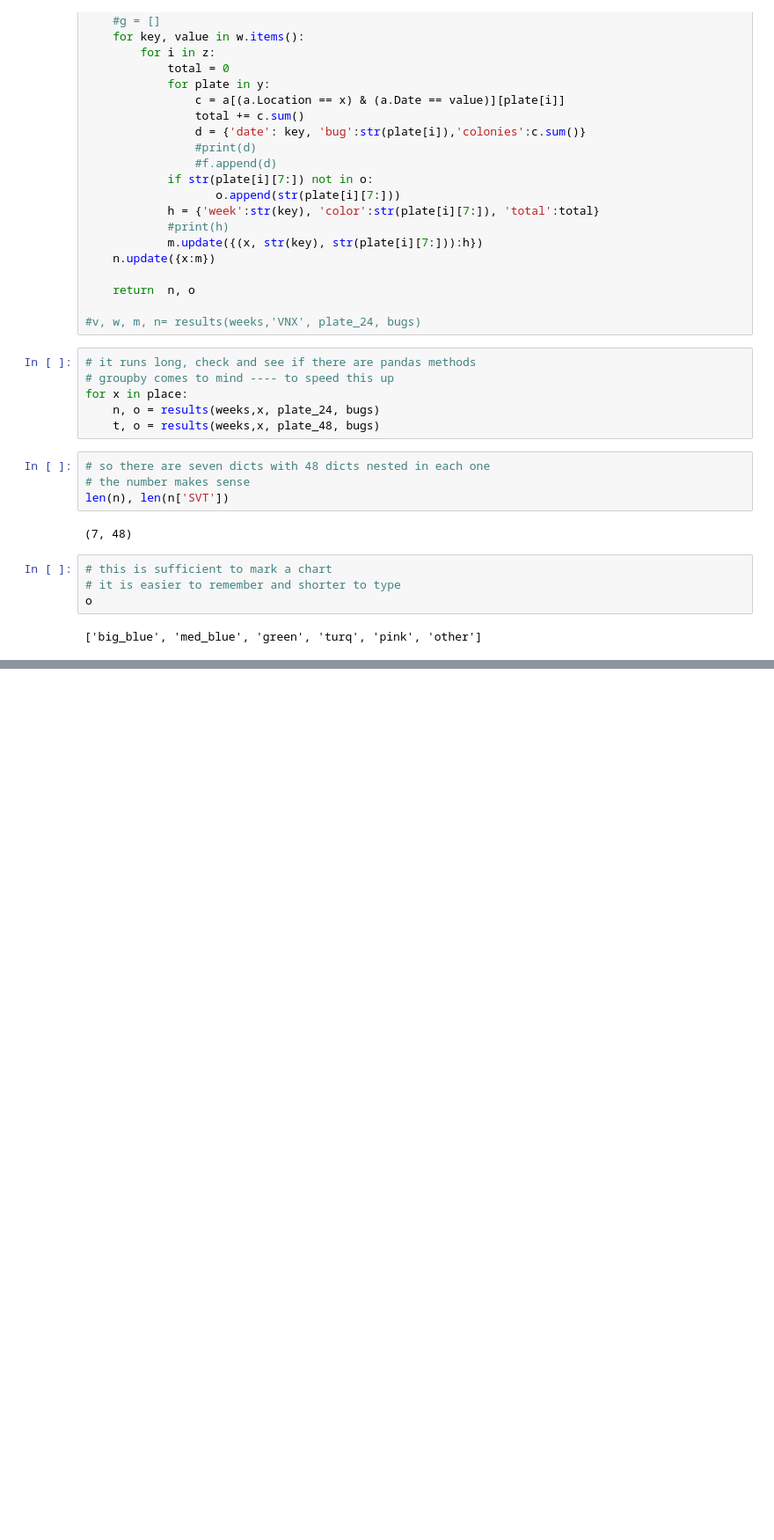
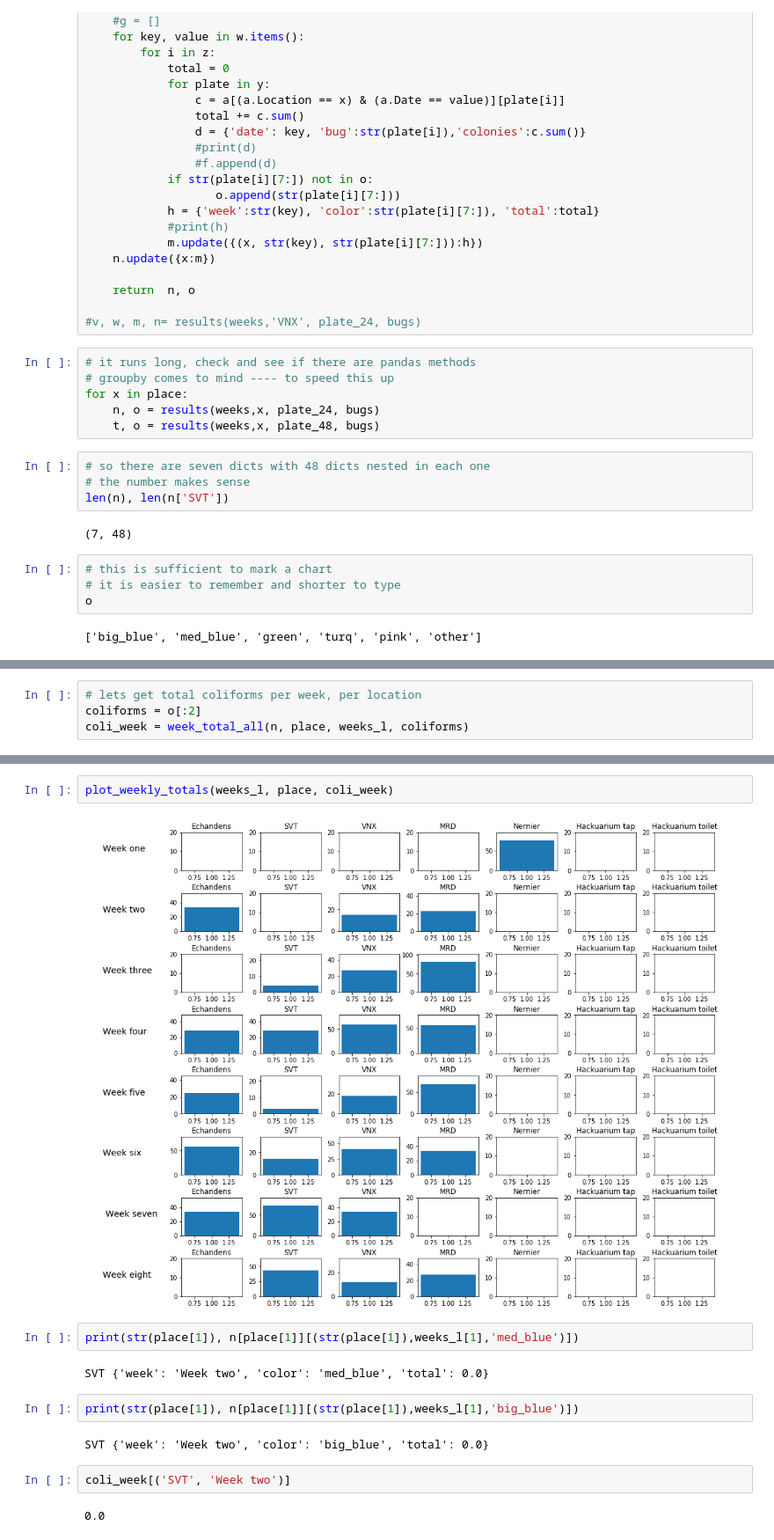
Before and after one commit to GaryHDA/module_one, a Jupyter notebook: micro/data_vis.ipynb, the cells around one changed output, grey strips where cells are left out. Shown at 88% size. Drawn from its saved outputs; the diff is of its cells as text; blank space fills up the shorter version.

```diff
--- a/micro/data_vis.ipynb
+++ b/micro/data_vis.ipynb
@@ -460,0 +471,4 @@ too_many
+# %%
+# lets get total coliforms per week, per location
+coliforms = o[:2]
+coli_week = week_total_all(n, place, weeks_l, coliforms)
@@ -460,0 +478,16 @@ too_many
+# %%
+plot_weekly_totals(weeks_l, place, coli_week)
+# %% [output]
+[figure, added]
+# %%
+print(str(place[1]), n[place[1]][(str(place[1]),weeks_l[1],'med_blue')])
+# %% [output]
+SVT {'week': 'Week two', 'color': 'med_blue', 'total': 0.0}
+# %%
+print(str(place[1]), n[place[1]][(str(place[1]),weeks_l[1],'big_blue')])
+# %% [output]
+SVT {'week': 'Week two', 'color': 'big_blue', 'total': 0.0}
+# %%
+coli_week[('SVT', 'Week two')]
+# %% [output]
+0.0
```
Also changed, not shown: parts of 17 cells of this notebook.
